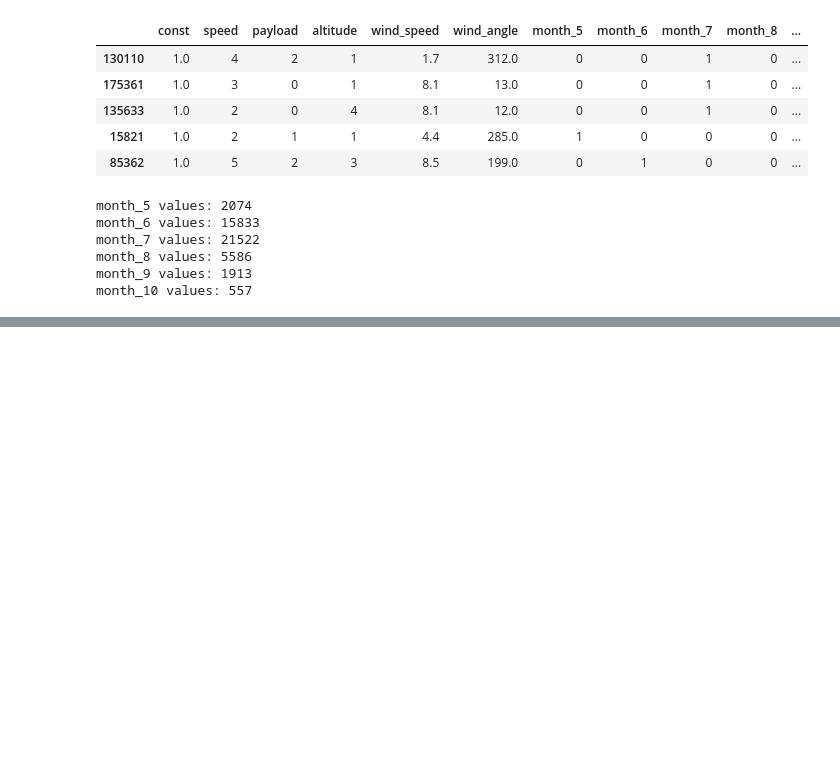
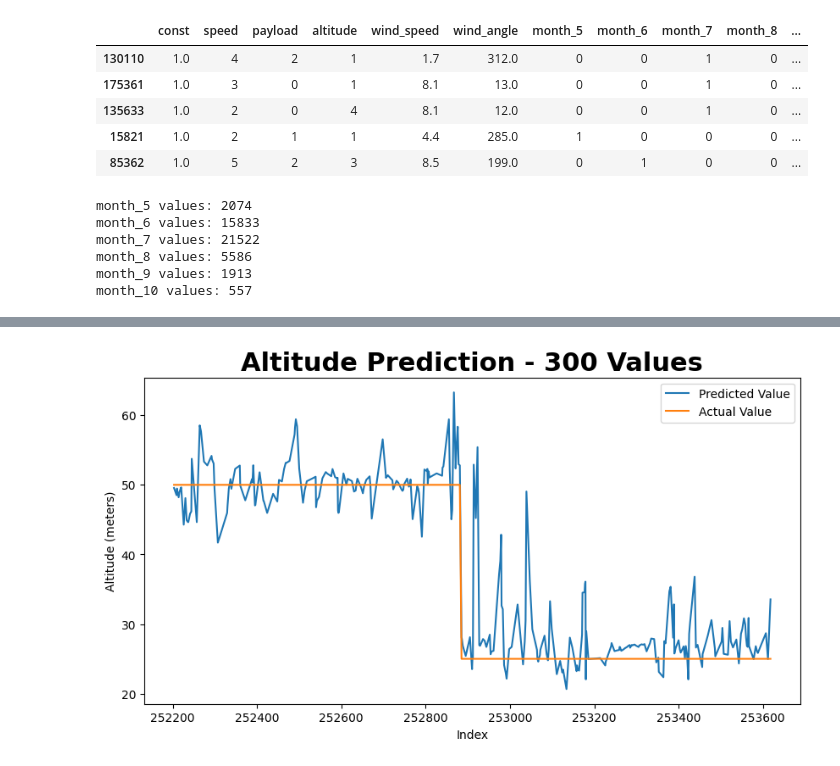
Before and after one commit to caliskate/delivery-drone-flight-predictions, a Jupyter notebook: flight_predictions.ipynb, the cells around one changed output, grey strips where cells are left out. Cells and saved outputs as stored; diff of their text form; code cells hidden in the pictures; blank space fills up the shorter version.

```diff
--- a/flight_predictions.ipynb
+++ b/flight_predictions.ipynb
@@ -828,0 +891,10 @@ Epoch 3/25
+# %%
+# Create a DataFrame for predictions
+predictions_df = pd.DataFrame({
+    'Predicted_Altitude': y_pred.flatten(),  # Flatten to convert from 2D to 1D
+    'Actual_Altitude': y_test.flatten(),  # Flatten the actual values too
+    'Index': index_test  # Include the original indices
+})
+
+# Display the predictions DataFrame
+print(predictions_df)
@@ -828,0 +916,6 @@ Epoch 3/25
+# %%
+# Add datetime to predictions_df where index matches from drone_df_edited
+predictions_df['Datetime'] = drone_df_edited['datetime'].loc[index_test].values
+
+# Display the updated predictions DataFrame
+print(predictions_df)
@@ -828,0 +937,6 @@ Epoch 3/25
+# %%
+# Re-sort the predictions_df by the 'Index' column
+predictions_df = predictions_df.sort_values(by='Index').reset_index(drop=True)
+
+# Display the re-sorted predictions DataFrame
+print(predictions_df)
@@ -828,0 +958,22 @@ Epoch 3/25
+# %%
+# Define visualization limit
+vis_limit = 700
+desired_length = 300
+
+# Select slice of data for plotting using predictions_df
+predictions_slice = predictions_df[-vis_limit:-vis_limit + desired_length] # Start/end of data slice
+
+# Create the plot
+fig_verify = plt.figure(figsize=(10, 5))
+plt.plot(predictions_slice['Index'], predictions_slice['Predicted_Altitude'], label='Predicted Value')
+plt.plot(predictions_slice['Index'], predictions_slice['Actual_Altitude'], label='Actual Value')
+plt.title(f'Altitude Prediction - {desired_length} Values', fontsize=22, fontweight='bold')
+plt.ylabel('Altitude (meters)')
+plt.xlabel('Index')
+plt.legend()
+plt.show()
+
+# Save the figure
+fig_verify.savefig("model_regression_verify.png")
+# %% [output]
+[figure, added]
```
Also changed, not shown: parts of 20 cells of this notebook, 1 other file.
